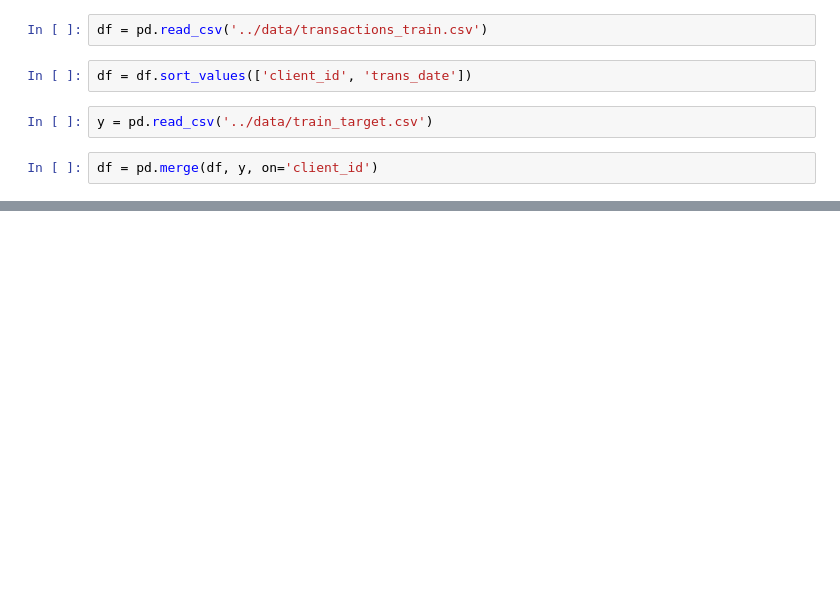
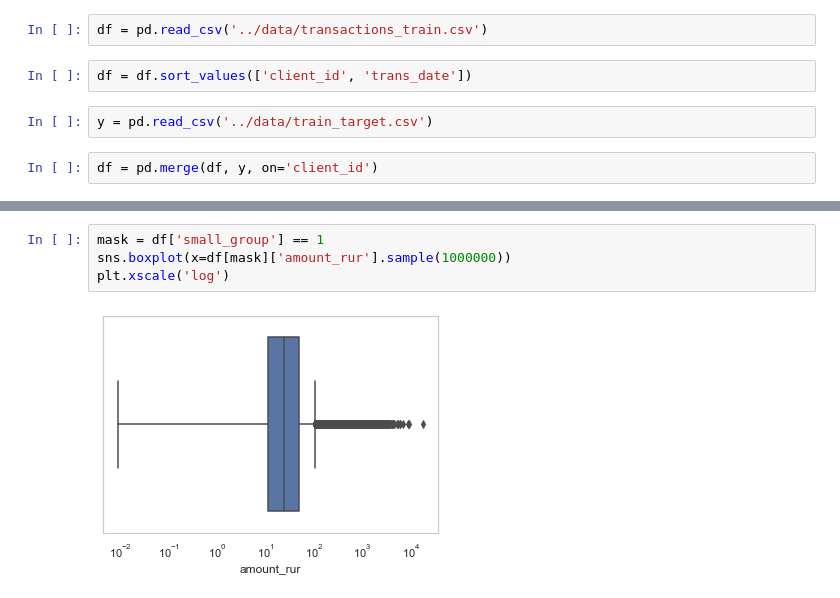
Before and after one commit to thxi/hse_embeddings, a Jupyter notebook: notebooks/EDA clusters.ipynb, the cells around one changed output, grey strips where cells are left out. Cells and saved outputs as stored; diff of their text form; blank space fills up the shorter version.

```diff
--- a/notebooks/EDA clusters.ipynb
+++ b/notebooks/EDA clusters.ipynb
@@ -34,0 +87,6 @@ df.head()
+# %%
+mask = df['small_group'] == 1
+sns.boxplot(x=df[mask]['amount_rur'].sample(1000000))
+plt.xscale('log')
+# %% [output]
+[figure, added]
```
Also changed, not shown: parts of 19 cells of this notebook.
